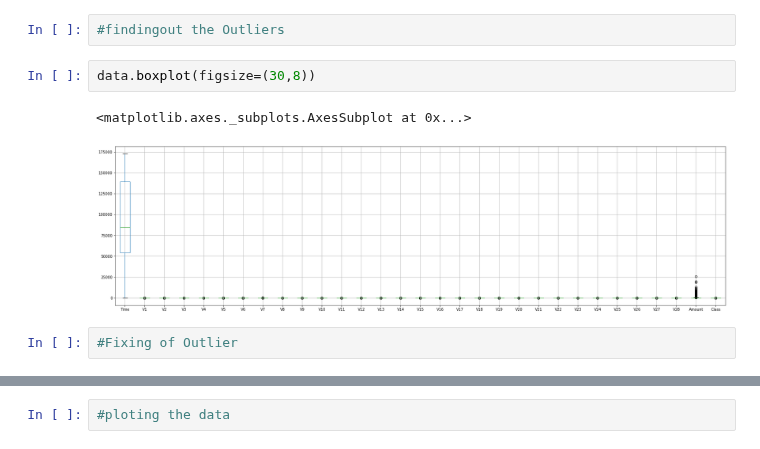
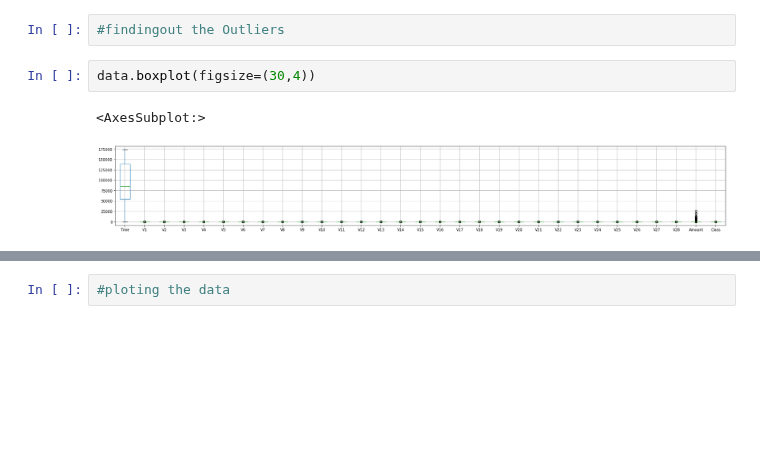
Before and after one commit to Shauryavashisth/Logistic-Practice, a Jupyter notebook: Bank Fraud Logistic.ipynb, the cells around one changed output, grey strips where cells are left out. Saved outputs shown, nothing was run; the diff lists cells and outputs as text; blank space fills up the shorter version.

```diff
--- a/Bank Fraud Logistic.ipynb
+++ b/Bank Fraud Logistic.ipynb
@@ -77,12 +77,10 @@ dtype: int64
 # %%
 #findingout the Outliers
 # %%
-data.boxplot(figsize=(30,8))
+data.boxplot(figsize=(30,4))
 # %% [output]
-<matplotlib.axes._subplots.AxesSubplot at 0x...>
+<AxesSubplot:>
-[figure, old version]
+[figure, new version]
-# %%
-#Fixing of Outlier
 # %%
 data.boxplot(column="Amount")
 # %% [output]
```
Also changed, not shown: parts of 64 cells of this notebook.
